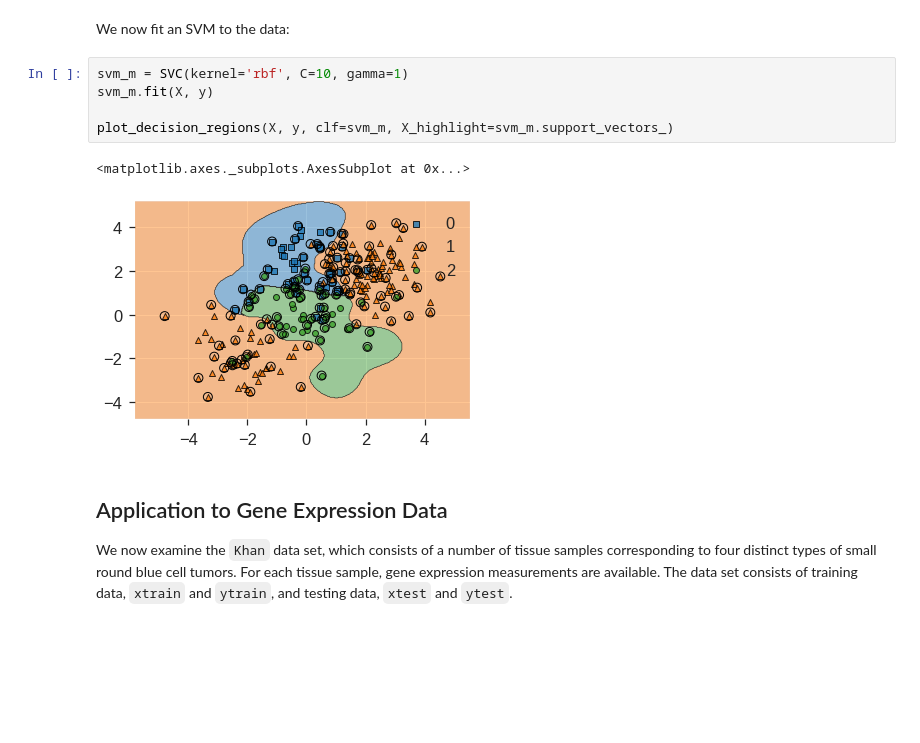
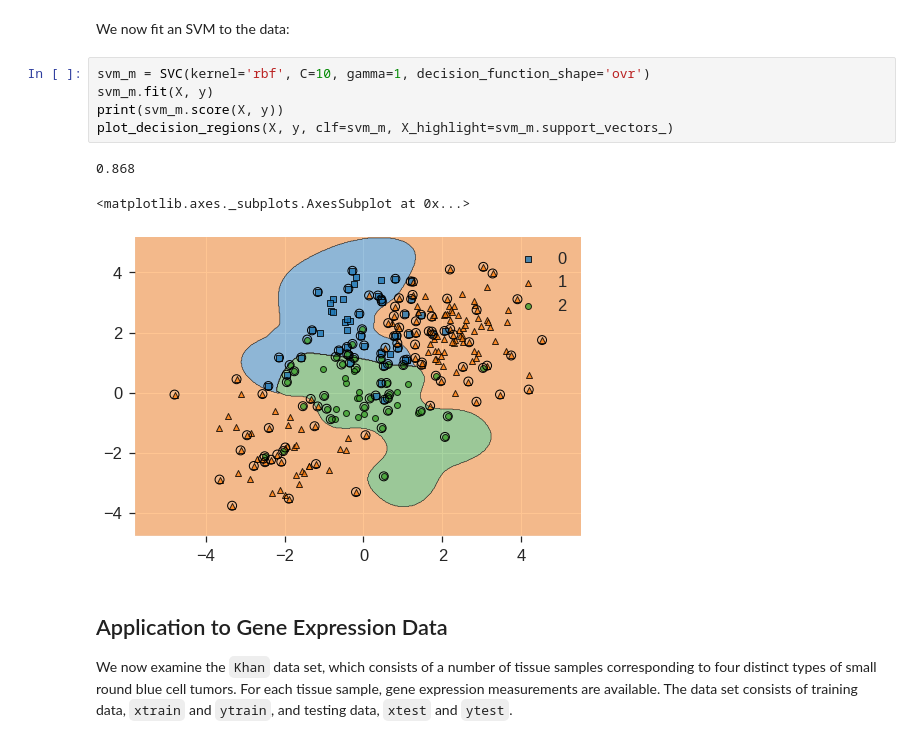
Before and after one commit to phonchi/nsysu-math6084, a Jupyter notebook: static_files/presentations/Chapter_9_Lab.ipynb, the cells around one changed output. Cells and saved outputs as stored; diff of their text form; blank space fills up the shorter version.

```diff
--- a/static_files/presentations/Chapter_9_Lab.ipynb
+++ b/static_files/presentations/Chapter_9_Lab.ipynb
@@ -344,13 +441,14 @@ plt.scatter(X[:, 0], X[:, 1], c=y+1, cmap='Spectral');
 # %% [markdown]
 We now fit an SVM to the data:
 # %%
-svm_m = SVC(kernel='rbf', C=10, gamma=1)
+svm_m = SVC(kernel='rbf', C=10, gamma=1, decision_function_shape='ovr')
 svm_m.fit(X, y)
-
+print(svm_m.score(X, y))
 plot_decision_regions(X, y, clf=svm_m, X_highlight=svm_m.support_vectors_)
 # %% [output]
-<matplotlib.axes._subplots.AxesSubplot at 0x...>
+0.868
+<matplotlib.axes._subplots.AxesSubplot at 0x...>
-[figure, old version]
+[figure, new version]
 # %% [markdown]
 ## Application to Gene Expression Data
 
```
Also changed, not shown: parts of 13 cells of this notebook.
